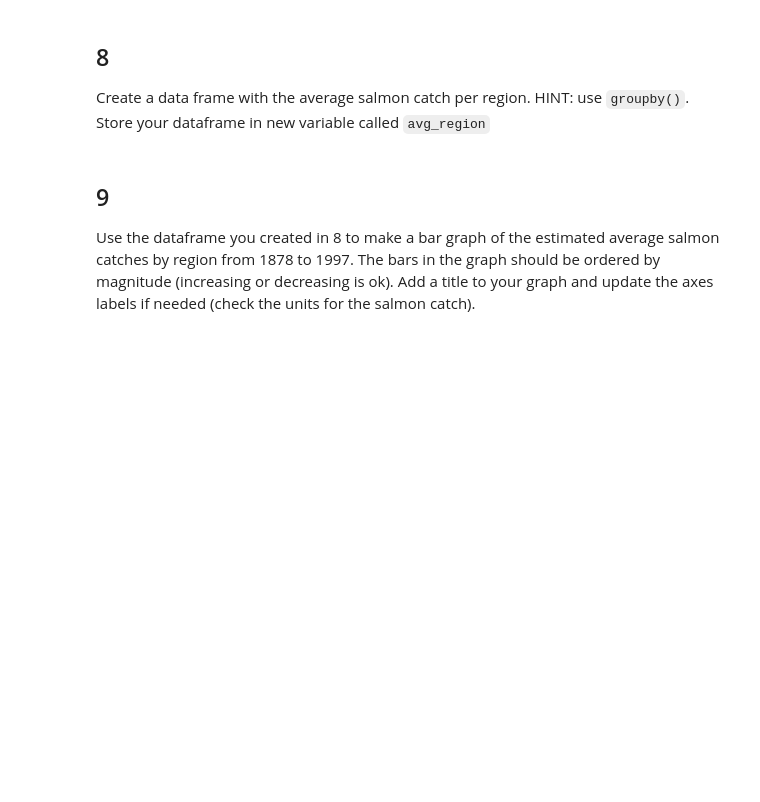
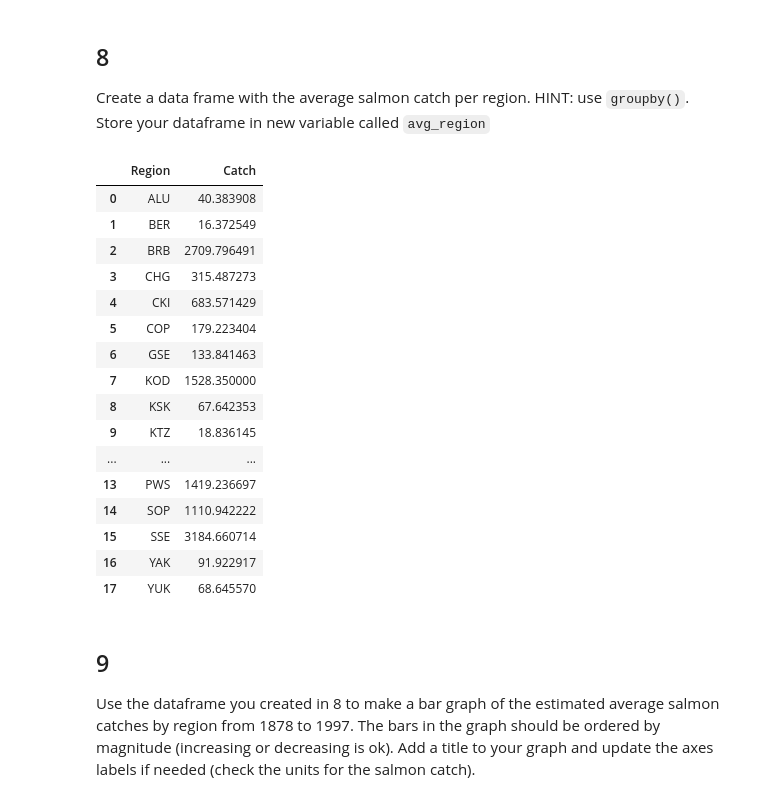
Before and after one commit to takeenshamloo/eds220-hwk2, a Jupyter notebook: hwk2-task2-salmon.ipynb, the cells around one changed output. Drawn from its saved outputs; the diff is of its cells as text; code cells hidden in the pictures; blank space fills up the shorter version.

```diff
--- a/hwk2-task2-salmon.ipynb
+++ b/hwk2-task2-salmon.ipynb
@@ -239,3 +237,25 @@ avg_region
+# %%
+# Mean salmon catch grouped per region stored in a variable.
+avg_region = catch_data.groupby('Region')['Catch'].mean().reset_index()
+avg_region
+# %% [output]
+|  | Region | Catch |
+| 0 | ALU | 40.383908 |
+| 1 | BER | 16.372549 |
+| 2 | BRB | 2709.796491 |
+| 3 | CHG | 315.487273 |
+| 4 | CKI | 683.571429 |
+| 5 | COP | 179.223404 |
+| 6 | GSE | 133.841463 |
+| 7 | KOD | 1528.350000 |
+| 8 | KSK | 67.642353 |
+| 9 | KTZ | 18.836145 |
+| ... | ... | ... |
+| 13 | PWS | 1419.236697 |
+| 14 | SOP | 1110.942222 |
+| 15 | SSE | 3184.660714 |
+| 16 | YAK | 91.922917 |
+| 17 | YUK | 68.645570 |
 # %% [markdown]
 <!-- BEGIN QUESTION -->
 
```
Also changed, not shown: parts of 4 cells of this notebook.
